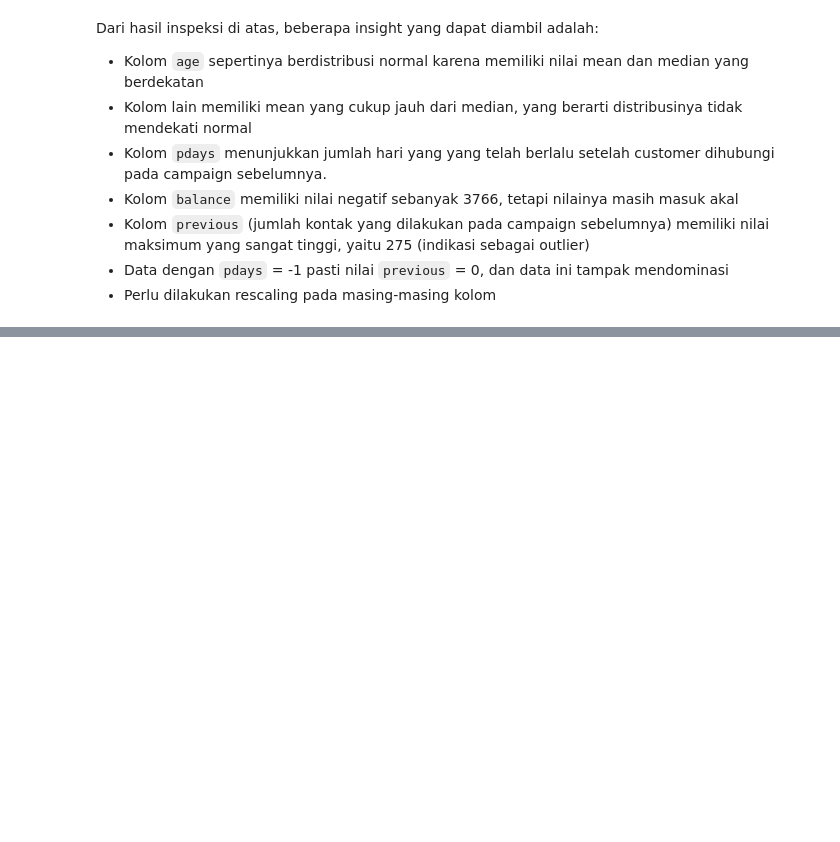
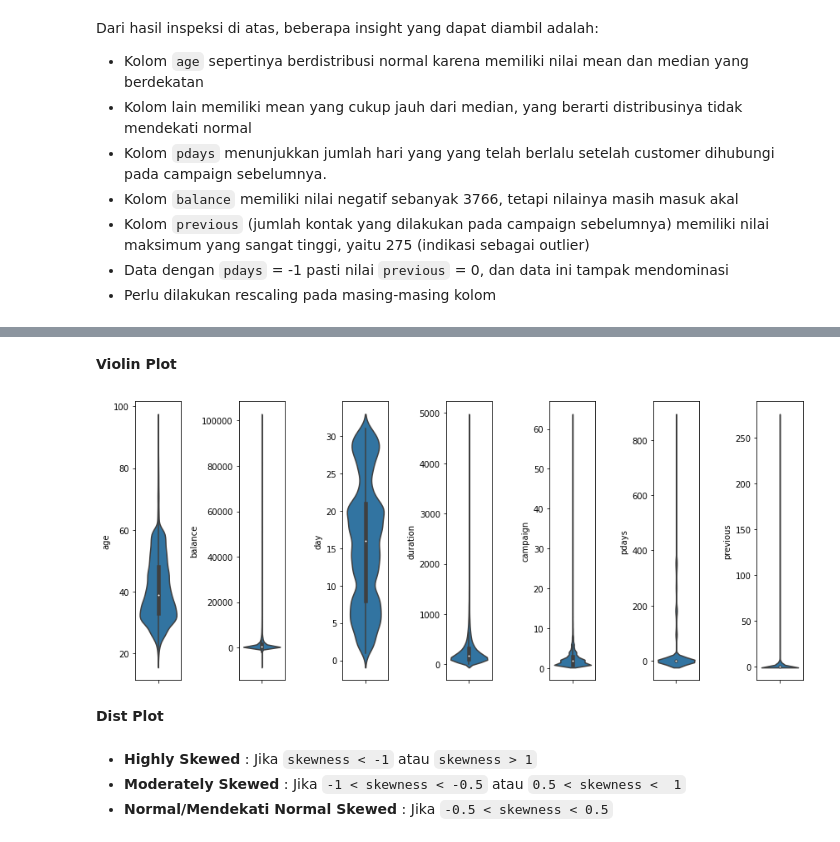
Before and after one commit to wahyunh10/Banking-Deposit-Target-Prediction, a Jupyter notebook: Banking_Deposit_Target_Prediction.ipynb, the cells around one changed output, grey strips where cells are left out. Drawn from its saved outputs; the diff is of its cells as text; code cells hidden in the pictures; blank space fills up the shorter version.

```diff
--- a/Banking_Deposit_Target_Prediction.ipynb
+++ b/Banking_Deposit_Target_Prediction.ipynb
@@ -194,0 +279,16 @@ Dari hasil inspeksi di atas, beberapa insight yang dapat diambil adalah:
+# %% [markdown]
+**Violin Plot**
+# %%
+plt.figure(figsize = (12,5))
+for i in range(len(num_cols)):
+    plt.subplot(1, 7, i+1)
+    sns.violinplot(y = df[num_cols[i]])
+    plt.tight_layout()
+# %% [output]
+[figure, added]
+# %% [markdown]
+**Dist Plot**
+# %% [markdown]
+* **Highly Skewed** : Jika `skewness < -1` atau `skewness > 1`
+* **Moderately Skewed** : Jika `-1 < skewness < -0.5` atau `0.5 < skewness <  1`
+* **Normal/Mendekati Normal Skewed** : Jika `-0.5 < skewness < 0.5`
```
Also changed, not shown: parts of 12 cells of this notebook.
